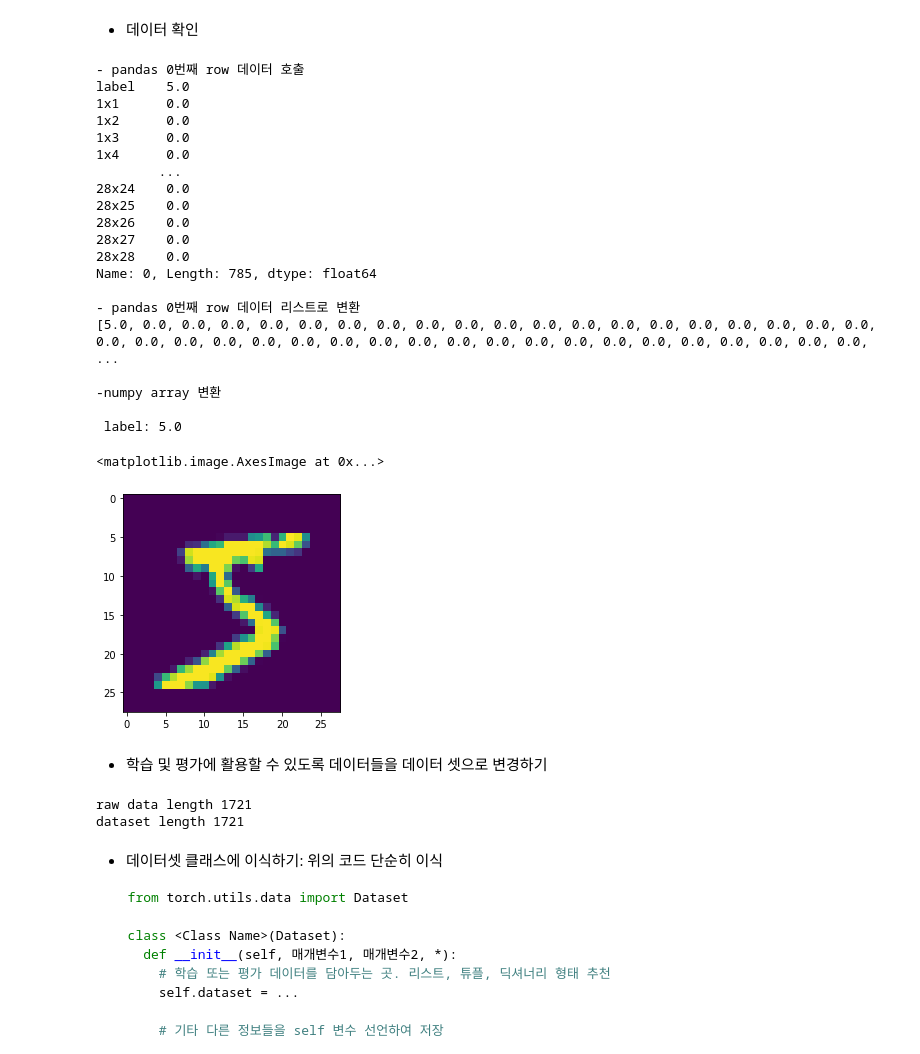
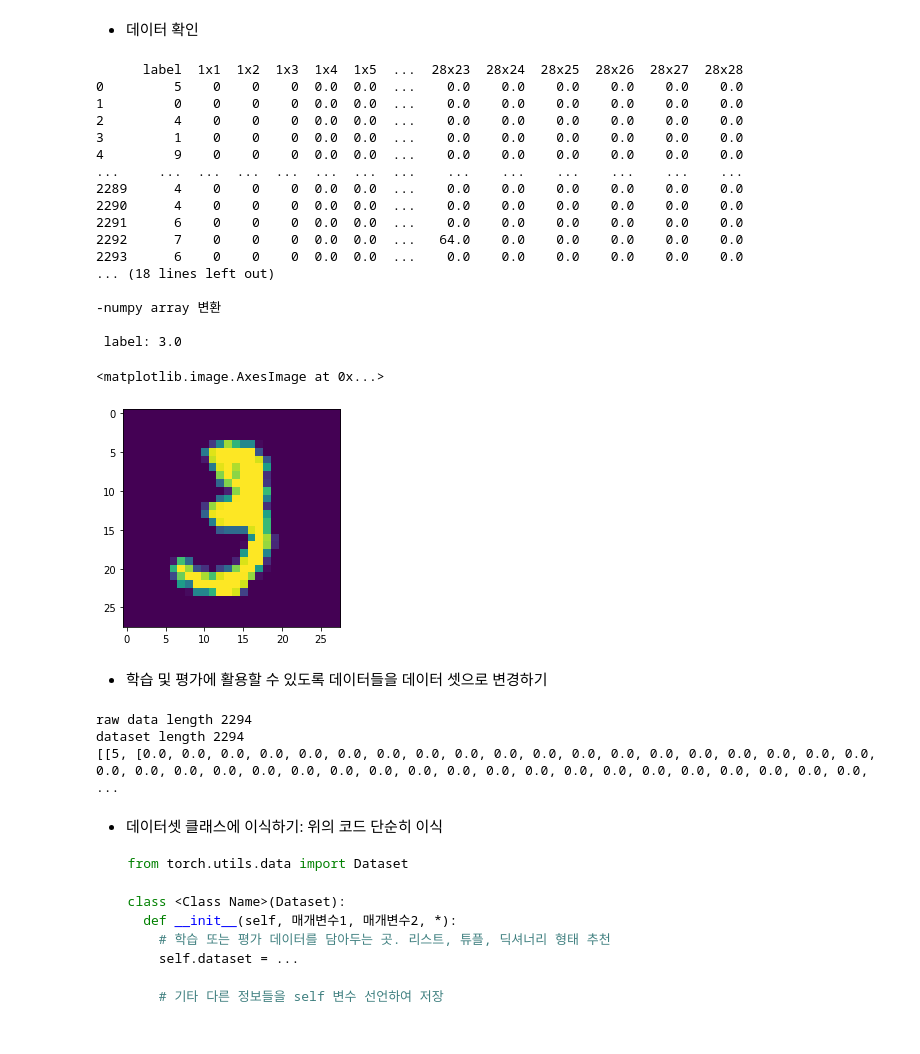
Before and after one commit to KwonDoRyoung/AdvancedBasicEducationProgram, a Jupyter notebook: abep10.ipynb, the cells around one changed output. Cells and saved outputs as stored; diff of their text form; code cells hidden in the pictures.

````diff
--- a/abep10.ipynb
+++ b/abep10.ipynb
@@ -21,50 +26,48 @@ test_path = '/content/MNIST/mnist_test.csv'
 # %%
 import os
 import pandas as pd
 
 train_data = pd.read_csv(train_path)
-train_data = train_data.fillna(0)
-first_data = train_data.loc[0]
+train_data = train_data.fillna(0) # 데이터를 호출하다보면 NaN 값이 나올 수도 있음 0
+print(train_data)
+first_data = train_data.loc[10] # 여기 숫자를 바꿔보세요.
 print("- pandas 0번째 row 데이터 호출")
 print(first_data)
 first_data = first_data.tolist()
 print("\n- pandas 0번째 row 데이터 리스트로 변환")
 print(first_data)
 # label 과 데이터로 분리
 label = first_data[0]
 data = first_data[1:]
 
 import numpy as np
 data = np.asarray(data) # 리스트 데이터를 numpy array 로 변환
 print("\n-numpy array 변환")
 data = data.reshape(28,28) # 이미지로 보기 위한 형태 변환
 
 import matplotlib.pyplot as plt
 print(f"\n label: {label}")
 plt.imshow(data)
 # %% [output]
-- pandas 0번째 row 데이터 호출
-label    5.0
-1x1      0.0
-1x2      0.0
-1x3      0.0
-1x4      0.0
-        ...
-28x24    0.0
-28x25    0.0
-28x26    0.0
-28x27    0.0
-28x28    0.0
-Name: 0, Length: 785, dtype: float64
-
-- pandas 0번째 row 데이터 리스트로 변환
-[5.0, 0.0, 0.0, 0.0, 0.0, 0.0, 0.0, 0.0, 0.0, 0.0, 0.0, 0.0, 0.0, 0.0, 0.0, 0.0, 0.0, 0.0, 0.0, 0.0, 0.0, 0.0, 0.0, 0.0, 0.0, 0.0, 0.0, 0.0, 0.0, 0.0, 0.0, 0.0, 0.0, 0.0, 0.0, 0.0, 0.0, 0.0, 0.0, 0.0, ...
+      label  1x1  1x2  1x3  1x4  1x5  ...  28x23  28x24  28x25  28x26  28x27  28x28
+0         5    0    0    0  0.0  0.0  ...    0.0    0.0    0.0    0.0    0.0    0.0
+1         0    0    0    0  0.0  0.0  ...    0.0    0.0    0.0    0.0    0.0    0.0
+2         4    0    0    0  0.0  0.0  ...    0.0    0.0    0.0    0.0    0.0    0.0
+3         1    0    0    0  0.0  0.0  ...    0.0    0.0    0.0    0.0    0.0    0.0
+4         9    0    0    0  0.0  0.0  ...    0.0    0.0    0.0    0.0    0.0    0.0
+...     ...  ...  ...  ...  ...  ...  ...    ...    ...    ...    ...    ...    ...
+2289      4    0    0    0  0.0  0.0  ...    0.0    0.0    0.0    0.0    0.0    0.0
+2290      4    0    0    0  0.0  0.0  ...    0.0    0.0    0.0    0.0    0.0    0.0
+2291      6    0    0    0  0.0  0.0  ...    0.0    0.0    0.0    0.0    0.0    0.0
+2292      7    0    0    0  0.0  0.0  ...   64.0    0.0    0.0    0.0    0.0    0.0
+2293      6    0    0    0  0.0  0.0  ...    0.0    0.0    0.0    0.0    0.0    0.0
+... (18 lines left out)
 
 -numpy array 변환
 
- label: 5.0
+ label: 3.0
 <matplotlib.image.AxesImage at 0x...>
-[figure, old version]
+[figure, new version]
 # %% [markdown]
 - 학습 및 평가에 활용할 수 있도록 데이터들을 데이터 셋으로 변경하기
 # %%
@@ -75,10 +78,9 @@ import pandas as pd
 train_data = pd.read_csv(train_path)
 train_data = train_data.fillna(0)
 
-dataset = []
-
+dataset = [] # train 데이터를 라벨과 데이터로 분리하여 담기위한 리스트(그릇)
 for idx in range(len(train_data)):
-  _data = train_data.loc[idx]
+  _data = train_data.loc[idx]  # 0, 1, 2,3.... 데이터 개수
   _data = _data.tolist()
 
   # label 과 데이터로 분리
@@ -87,11 +89,13 @@ for idx in range(len(train_data)):
 
   dataset.append([label, data])
 
-print("raw data length",len(train_data))
+print("raw data length",len(train_data)) # 6만
 print("dataset length",len(dataset))
+# dataset = [[라벨, 데이터], [라벨, 데이터],[라벨, 데이터],[라벨, 데이터],[라벨, 데이터]]
 # %% [output]
-raw data length 1721
-dataset length 1721
+raw data length 2294
+dataset length 2294
+[[5, [0.0, 0.0, 0.0, 0.0, 0.0, 0.0, 0.0, 0.0, 0.0, 0.0, 0.0, 0.0, 0.0, 0.0, 0.0, 0.0, 0.0, 0.0, 0.0, 0.0, 0.0, 0.0, 0.0, 0.0, 0.0, 0.0, 0.0, 0.0, 0.0, 0.0, 0.0, 0.0, 0.0, 0.0, 0.0, 0.0, 0.0, 0.0, 0.0, ...
 # %% [markdown]
 - 데이터셋 클래스에 이식하기: 위의 코드 단순히 이식
 ```python
````
Also changed, not shown: parts of 4 cells of this notebook.
